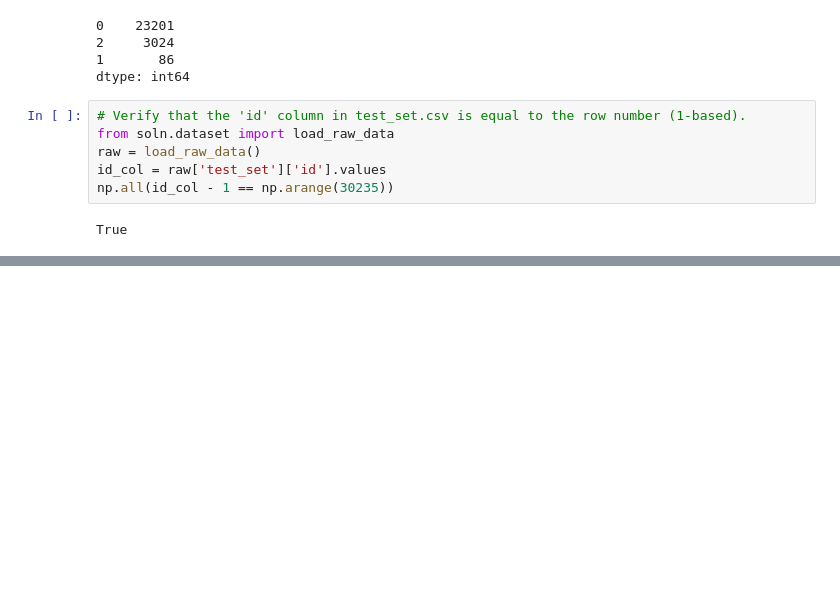
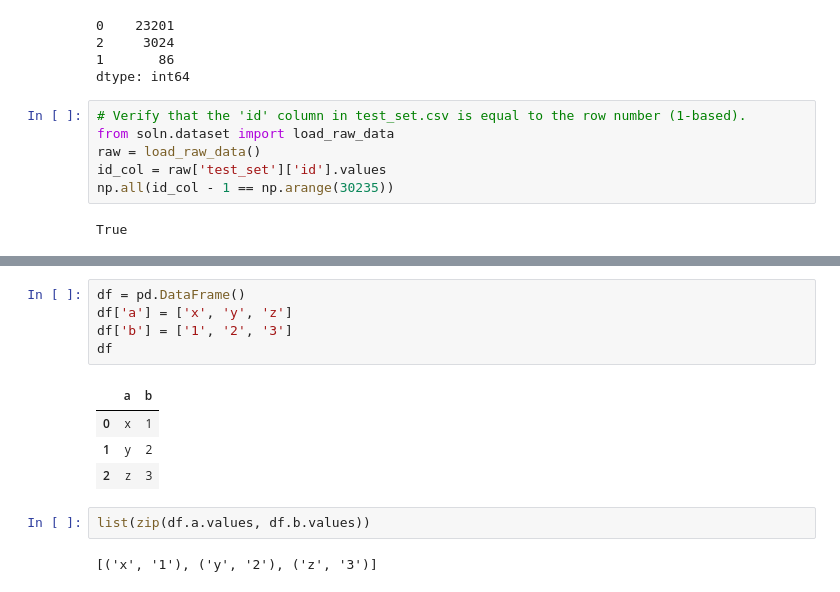
Before and after one commit to cberzan/kaggle-caterpillar, a Jupyter notebook: caterpillar-tube-pricing/check_featurizer.ipynb, the cells around one changed output, grey strips where cells are left out. Drawn from its saved outputs; the diff is of its cells as text; blank space fills up the shorter version.

```diff
--- a/caterpillar-tube-pricing/check_featurizer.ipynb
+++ b/caterpillar-tube-pricing/check_featurizer.ipynb
@@ -154,0 +171,14 @@ True
+# %%
+df = pd.DataFrame()
+df['a'] = ['x', 'y', 'z']
+df['b'] = ['1', '2', '3']
+df
+# %% [output]
+|  | a | b |
+| 0 | x | 1 |
+| 1 | y | 2 |
+| 2 | z | 3 |
+# %%
+list(zip(df.a.values, df.b.values))
+# %% [output]
+[('x', '1'), ('y', '2'), ('z', '3')]
```
Also changed, not shown: parts of 2 cells of this notebook, 2 other files.
